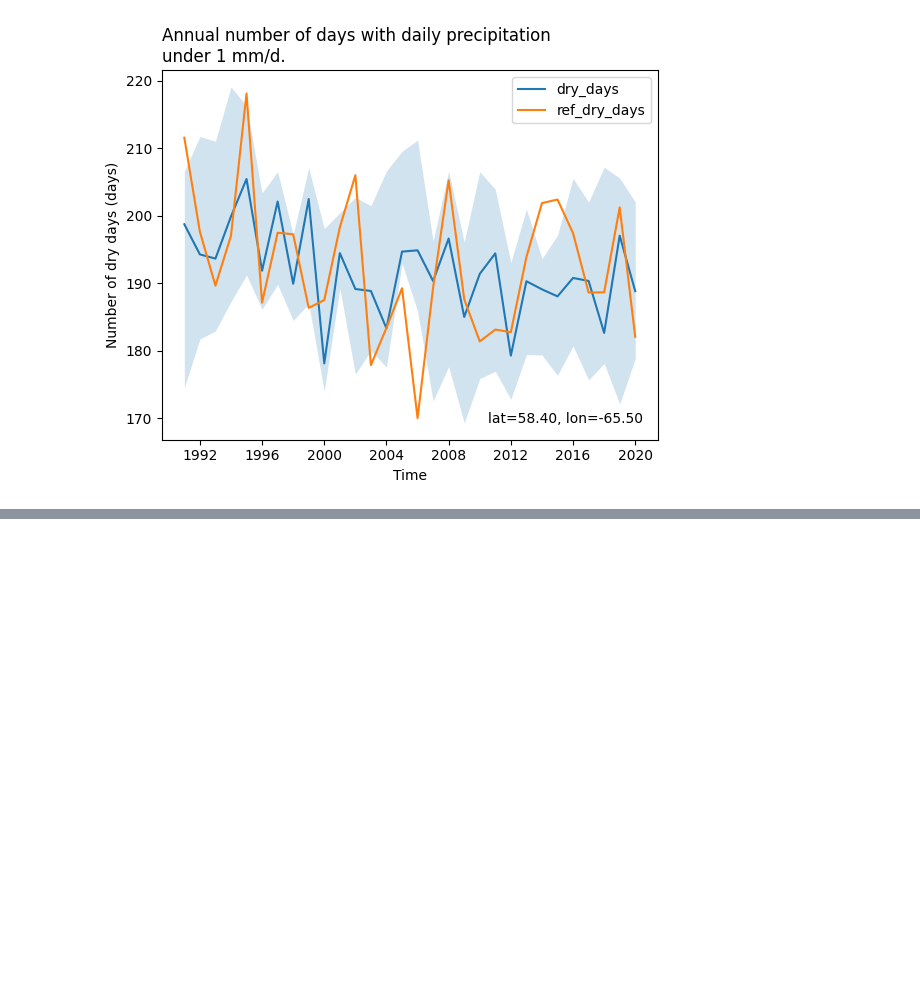
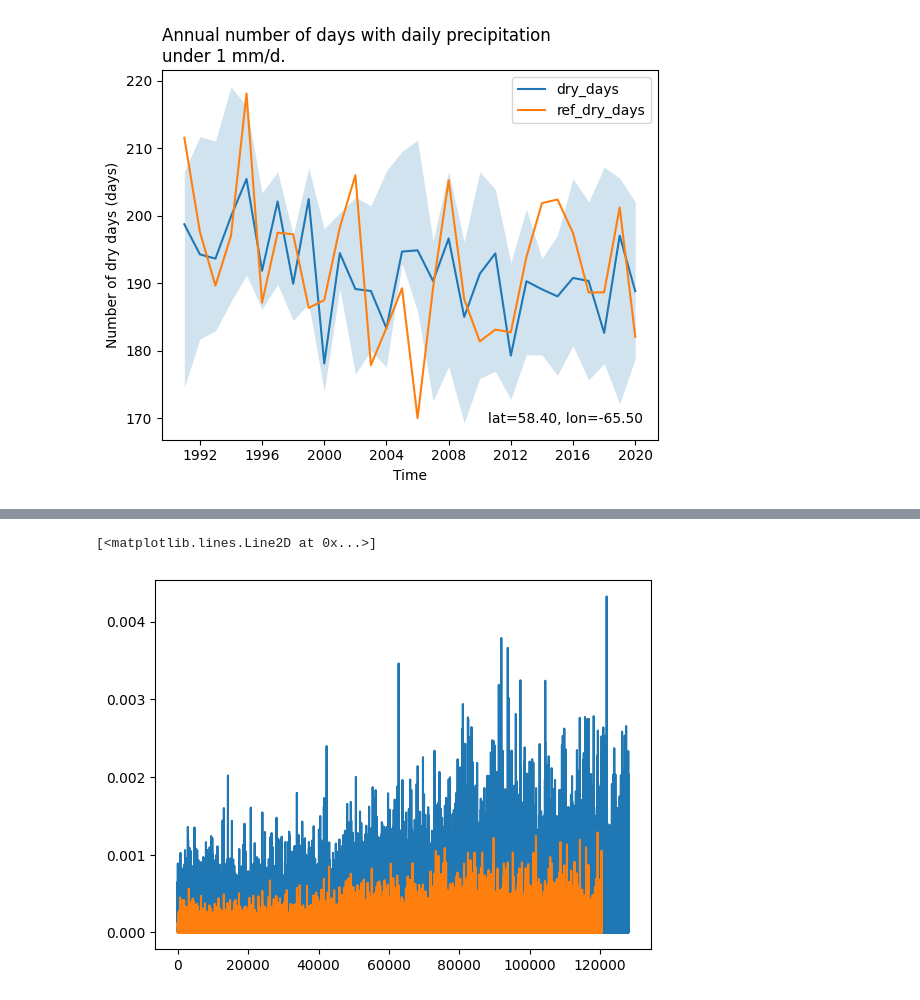
Before and after one commit to Ouranosinc/ESPO-G, a Jupyter notebook: notebooks/adapt_freq.ipynb, the cells around one changed output, grey strips where cells are left out. Cells and saved outputs as stored; diff of their text form; code cells hidden in the pictures; blank space fills up the shorter version.

```diff
--- a/notebooks/adapt_freq.ipynb
+++ b/notebooks/adapt_freq.ipynb
@@ -40,0 +186,14 @@ fg.timeseries({'ref':ds_ref},ax=ax)
+# %%
+for f in glob.glob(f"{CONFIG['paths']['final']}/staging/simulation/biasadjusted/ESPO6e_v20/CMIP6/ScenarioMIP/NAM-C3/*/ACCESS-ESM1-5/ssp585/*/day/pr/*"):
+    ds= xr.open_zarr(f)
+    ds=xs.spatial.subset(ds, method='gridpoint',lat=54.770615, lon=-163.9223)
+    plt.plot(ds.pr.values)
+sim=[]
+for r in ['south','middle','north']:
+    ds_sim=xr.open_zarr(f"{CONFIG['paths']['tmpdir']}/CMIP6_ScenarioMIP_CSIRO_ACCESS-ESM1-5_ssp585_r1i1p1f1_global+NAM-C3+{r}C3+regridded.zarr")
+    ds_sim=xs.utils.unstack_fill_nan(ds_sim, coords=glob.glob(f"{CONFIG['paths']['final']}/coords/*{r}*")[0])
+    sim.append(ds_sim)
+ds_sim= xr.concat(sim, dim='rlat')
+ds_sim=xs.spatial.subset(ds_sim, method='gridpoint',lat=54.770615, lon=-163.9223)
+plt.plot(ds_sim.pr.values)
+# %% [output]
@@ -40,0 +205,2 @@ fg.timeseries({'ref':ds_ref},ax=ax)
+[<matplotlib.lines.Line2D at 0x...>]
+[figure, added]
```
Also changed, not shown: parts of 11 cells of this notebook.
